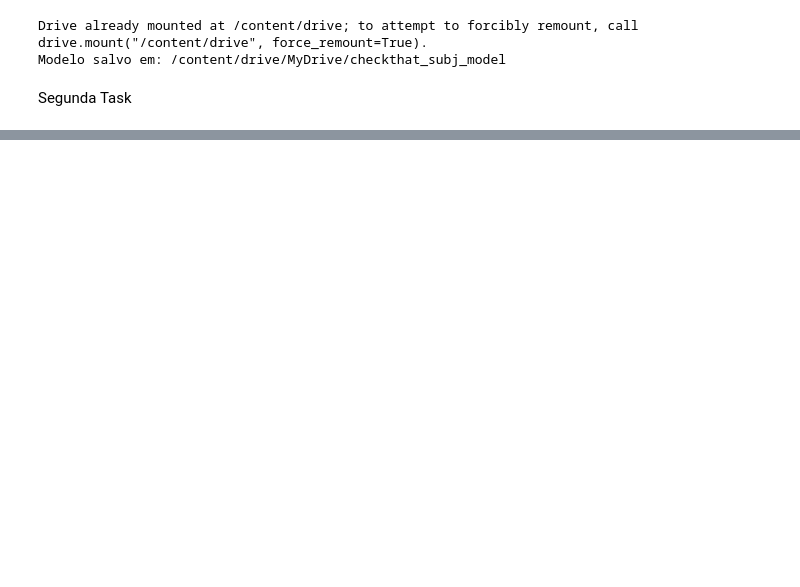
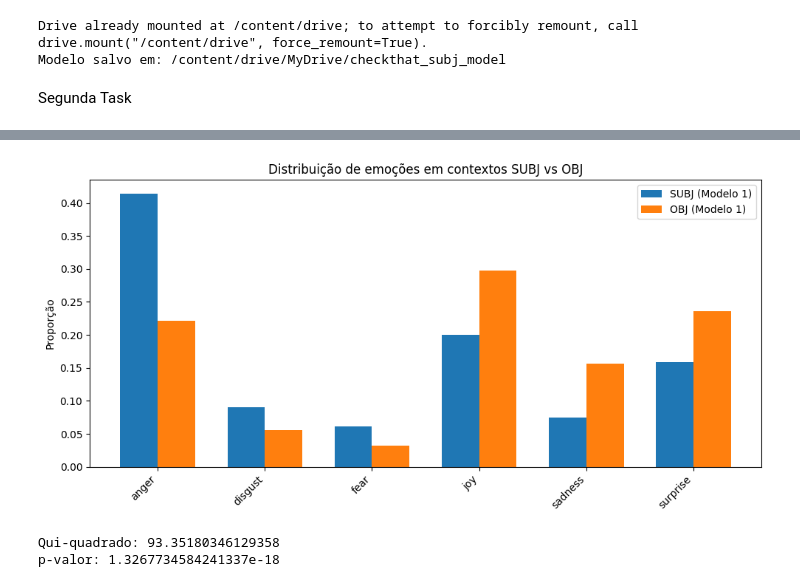
Before and after one commit to Thayanne/trabalho_modelo_liguagem_neural, a Jupyter notebook: Trabalho_Modelo_Linguagem_Neural.ipynb, the cells around one changed output, grey strips where cells are left out. Saved outputs shown, nothing was run; the diff lists cells and outputs as text; code cells hidden in the pictures; blank space fills up the shorter version.

```diff
--- a/Trabalho_Modelo_Linguagem_Neural.ipynb
+++ b/Trabalho_Modelo_Linguagem_Neural.ipynb
@@ -574,0 +736,40 @@ def predict_cause(context, emotion):
+# %%
+import matplotlib.pyplot as plt
+import numpy as np
+
+emotions = sorted(set(list(counts["SUBJ"].keys()) + list(counts["OBJ"].keys())))
+
+subj_counts = np.array([counts["SUBJ"][e] for e in emotions], dtype=float)
+obj_counts  = np.array([counts["OBJ"][e] for e in emotions], dtype=float)
+
+# converte para proporções
+subj_props = subj_counts / subj_counts.sum()
+obj_props  = obj_counts / obj_counts.sum()
+
+x = np.arange(len(emotions))
+width = 0.35
+
+plt.figure(figsize=(10,5))
+plt.bar(x - width/2, subj_props, width, label="SUBJ (Modelo 1)")
+plt.bar(x + width/2, obj_props,  width, label="OBJ (Modelo 1)")
+
+plt.xticks(x, emotions, rotation=45, ha="right")
+plt.ylabel("Proporção")
+plt.title("Distribuição de emoções em contextos SUBJ vs OBJ")
+plt.legend()
+plt.tight_layout()
+plt.show()
+# %% [output]
+[figure, added]
+# %%
+from scipy.stats import chi2_contingency
+
+# tabela 2 x N (SUBJ x OBJ; cada coluna = emoção)
+contingency = np.vstack([subj_counts, obj_counts])
+chi2, p, dof, expected = chi2_contingency(contingency)
+
+print("Qui-quadrado:", chi2)
+print("p-valor:", p)
+# %% [output]
+Qui-quadrado: 93.35180346129358
+p-valor: 1.3267734584241337e-18
```
Also changed, not shown: parts of 33 cells of this notebook.
